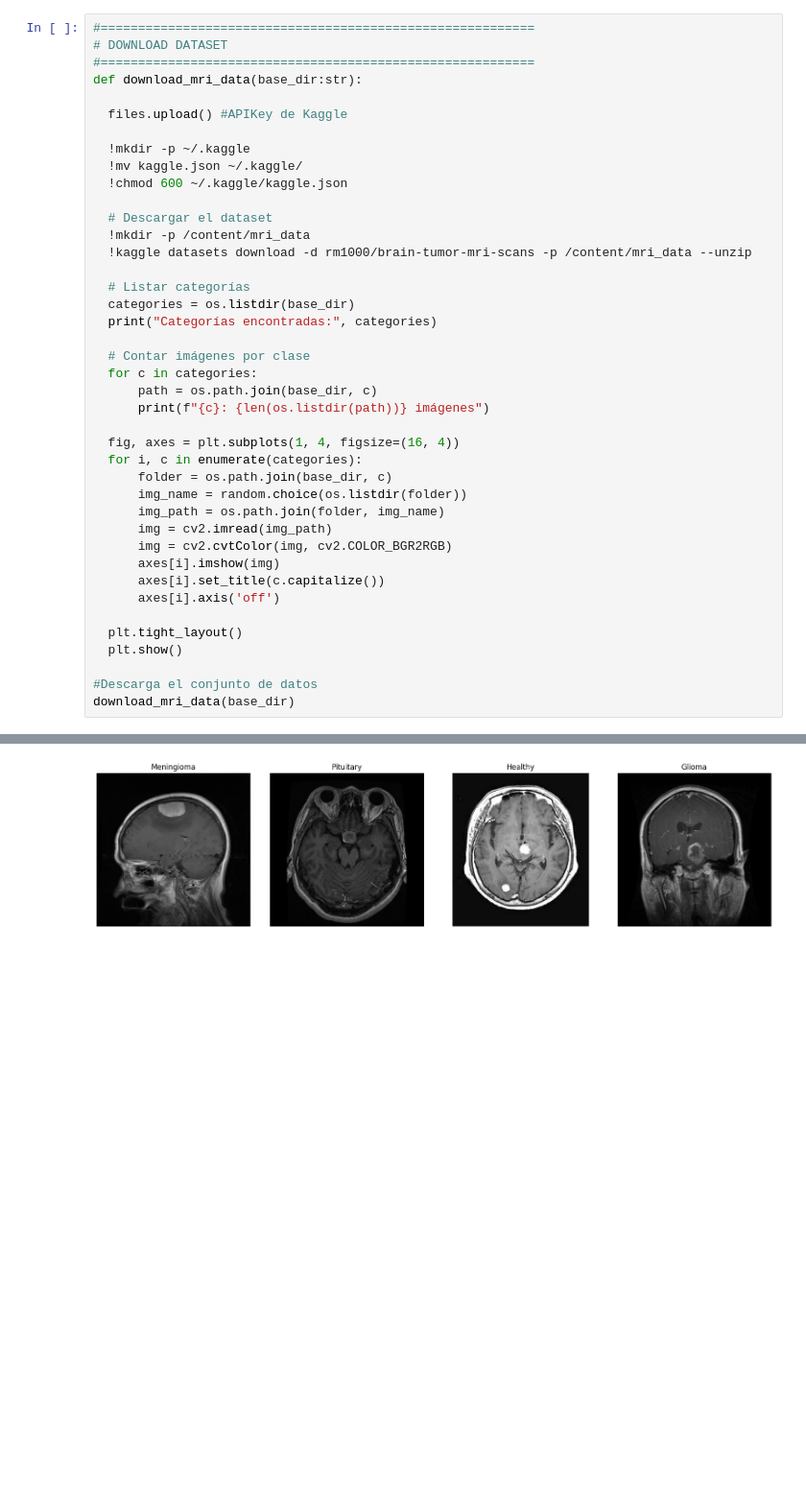
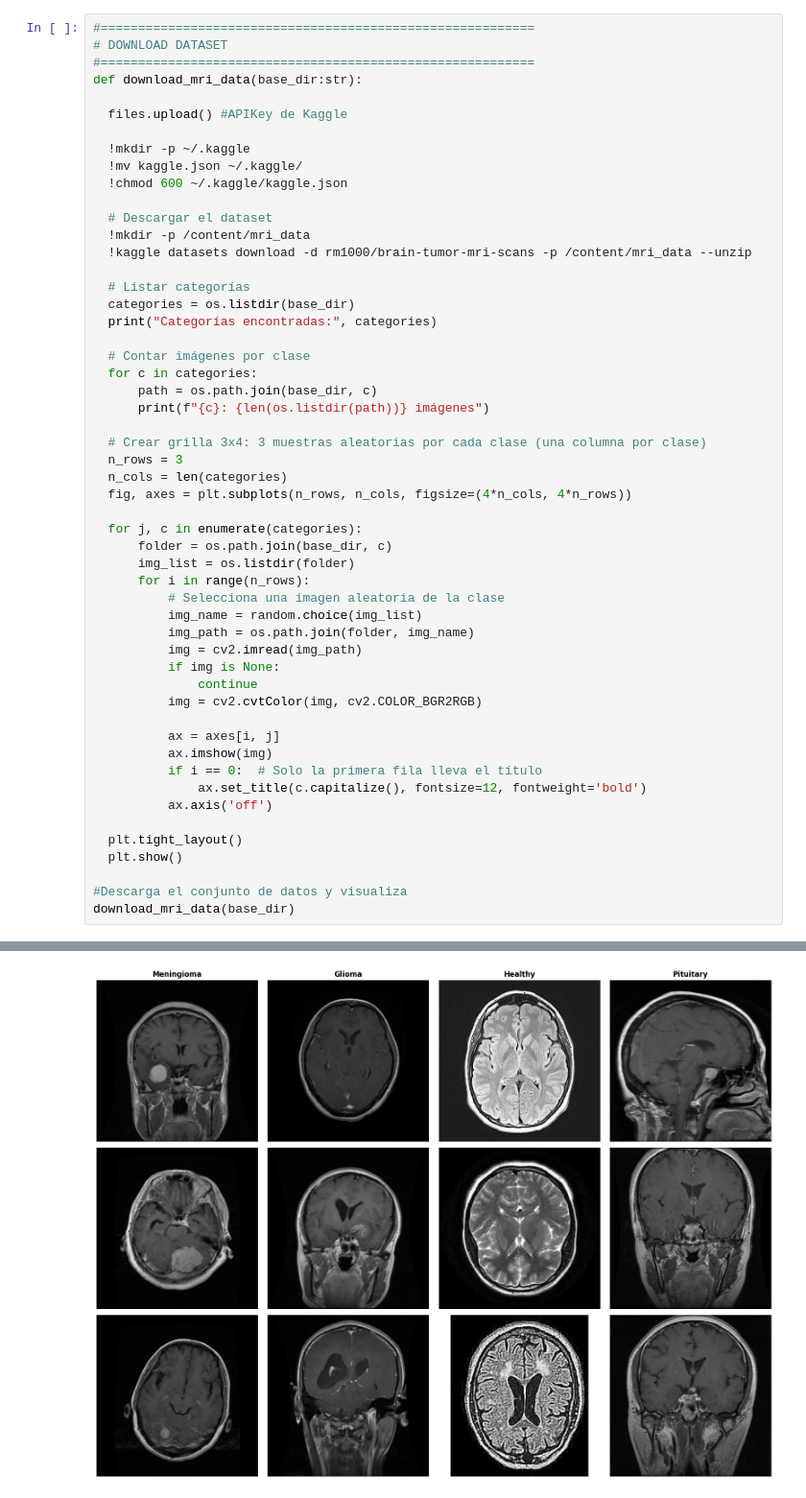
Before and after one commit to katterine2558/mri-tumor-detection-cnn, a Jupyter notebook: mri_tumor_detection_cnn.ipynb, the cells around one changed output, grey strips where cells are left out. Shown at 96% size. Drawn from its saved outputs; the diff is of its cells as text; blank space fills up the shorter version.

```diff
--- a/mri_tumor_detection_cnn.ipynb
+++ b/mri_tumor_detection_cnn.ipynb
@@ -146,21 +165,33 @@ def download_mri_data(base_dir:str):
       path = os.path.join(base_dir, c)
       print(f"{c}: {len(os.listdir(path))} imágenes")
 
-  fig, axes = plt.subplots(1, 4, figsize=(16, 4))
-  for i, c in enumerate(categories):
+  # Crear grilla 3x4: 3 muestras aleatorias por cada clase (una columna por clase)
+  n_rows = 3
+  n_cols = len(categories)
+  fig, axes = plt.subplots(n_rows, n_cols, figsize=(4*n_cols, 4*n_rows))
+
+  for j, c in enumerate(categories):
       folder = os.path.join(base_dir, c)
-      img_name = random.choice(os.listdir(folder))
-      img_path = os.path.join(folder, img_name)
-      img = cv2.imread(img_path)
-      img = cv2.cvtColor(img, cv2.COLOR_BGR2RGB)
-      axes[i].imshow(img)
-      axes[i].set_title(c.capitalize())
-      axes[i].axis('off')
+      img_list = os.listdir(folder)
+      for i in range(n_rows):
+          # Selecciona una imagen aleatoria de la clase
+          img_name = random.choice(img_list)
+          img_path = os.path.join(folder, img_name)
+          img = cv2.imread(img_path)
+          if img is None:
+              continue
+          img = cv2.cvtColor(img, cv2.COLOR_BGR2RGB)
+
+          ax = axes[i, j]
+          ax.imshow(img)
+          if i == 0:  # Solo la primera fila lleva el título
+              ax.set_title(c.capitalize(), fontsize=12, fontweight='bold')
+          ax.axis('off')
 
   plt.tight_layout()
   plt.show()
 
-#Descarga el conjunto de datos
+#Descarga el conjunto de datos y visualiza
 download_mri_data(base_dir)
 # %% [output]
 [interactive output not drawn]
@@ -176,4 +207,4 @@ glioma: 1621 imágenes
-[figure, old version]
+[figure, new version]
 # %%
 #==========================================================
 # IMAGE SIZE SCANNER
```
Also changed, not shown: parts of 16 cells of this notebook.
